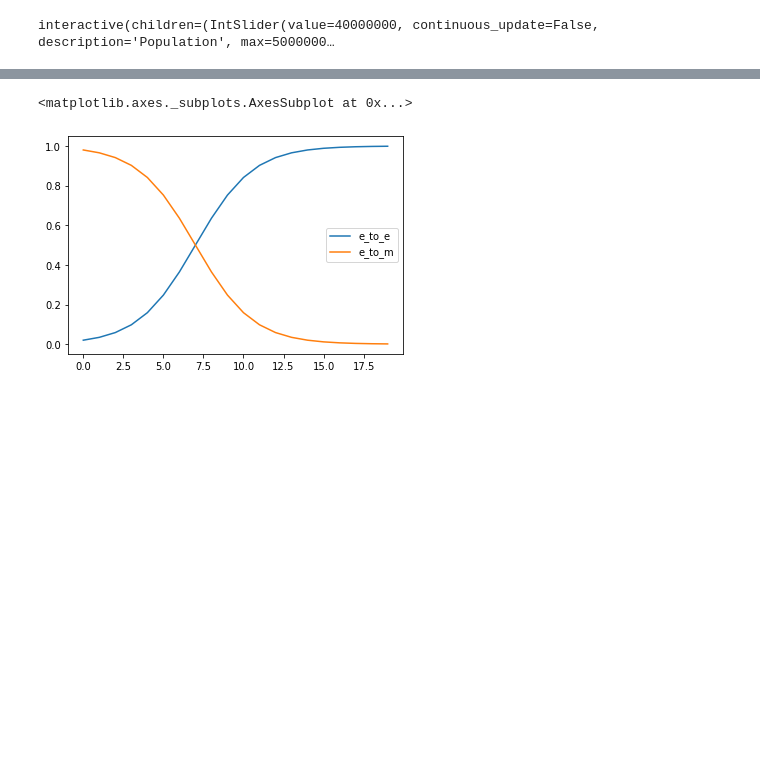
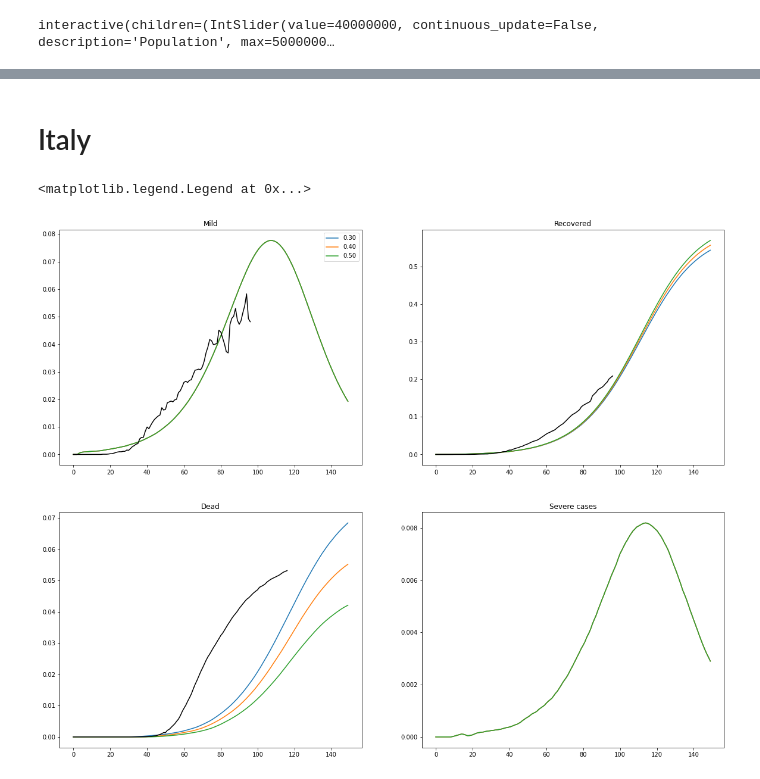
Before and after one commit to akhavan12/discrete_covid_model, a Jupyter notebook: Discrete_ver_09.ipynb, the cells around one changed output, grey strips where cells are left out. Cells and saved outputs as stored; diff of their text form; code cells hidden in the pictures; blank space fills up the shorter version.

```diff
--- a/Discrete_ver_09.ipynb
+++ b/Discrete_ver_09.ipynb
@@ -319,7 +316,14 @@ Track_V = []
 Track_W = []
 
 
-def calculate(initial_population = 1000,initial_exposed=100,lenght_t = 50,B=.1):
+def calculate(initial_population = 1000,
+              initial_exposed = 100,
+              lenght_t = 50,
+              B = 0.1,
+              v_to_r_ratio = 0.3,
+              w_to_r_ratio = 0.3,
+              alpha_r = 0.8,
+              v50=10):
   global P
   global EXP_Other
   global confirmed_
@@ -355,11 +359,13 @@ def calculate(initial_population = 1000,initial_exposed=100,lenght_t = 50,B=.1):
 
 
   P={}
-  set_probs_Severe(P)
-  set_probs_ventilator(P)
+  set_probs_Severe(P,w_to_r_ratio)
+  set_probs_ventilator(P,v_to_r_ratio)
   set_probs_Symp(P)
   set_probs_E(P)
-  set_probs_M(P)
+  set_probs_M(P,alpha_r=.8,v50=v50)
+
+
   #### Other deiseases variables: NOT COVID
   set_probs_Other_Exposed(P)
   set_probs_Other_Symp
@@ -384,7 +390,7 @@ def calculate(initial_population = 1000,initial_exposed=100,lenght_t = 50,B=.1):
 ############################################################
 ############################################################
 ############################################################
-  print(E.shape)
+  #print(E.shape)
   E[0,0] = initial_exposed
   M[0,0] = 0
 ############################################################
@@ -601,5 +595,40 @@ ee = e_at_day(20)
-# %%
-ee.plot()
-# %% [output]
-<matplotlib.axes._subplots.AxesSubplot at 0x...>
-[figure, removed]
+# %% [markdown]
+# Italy
+# %%
+import matplotlib.cm as cm
+
+f,axs=plt.subplots(2,2,figsize=(20,16))
+ax=axs.ravel()
+for i in np.arange(.3,.6,.1):
+  calculate(initial_population=1000,
+          initial_exposed=1,lenght_t=150,
+          B=0.215,
+          v_to_r_ratio=i,
+          w_to_r_ratio=i
+          ,alpha_r= .2,
+          v50=10
+          )
+  ax[0].plot(M.sum(axis=0)/1000,label=f'{i:.2f}')
+  ax[0].set_title('Mild')
+
+  ax[1].plot(R/1000,label=f'{i:.2f}')
+  ax[1].set_title('Recovered')
+
+  ax[2].plot(D/1000,label=f'{i:.2f}')
+  ax[2].set_title('Dead')
+
+
+  ax[3].plot(W.sum(axis=0)/1000,label=f'{i:.2f}')
+  ax[3].set_title('Severe cases')
+
+ax[0].plot(italy_data[3][20:],color='k') ## rcovered
+
+ax[1].plot(italy_data[2][20:],color='k') ## rcovered
+
+ax[2].plot(italy_data[1][:],color='k')   ## dead
+
+
+ax[0].legend()
+# %% [output]
+<matplotlib.legend.Legend at 0x...>
+[figure, added]
```
Also changed, not shown: parts of 14 cells of this notebook.
